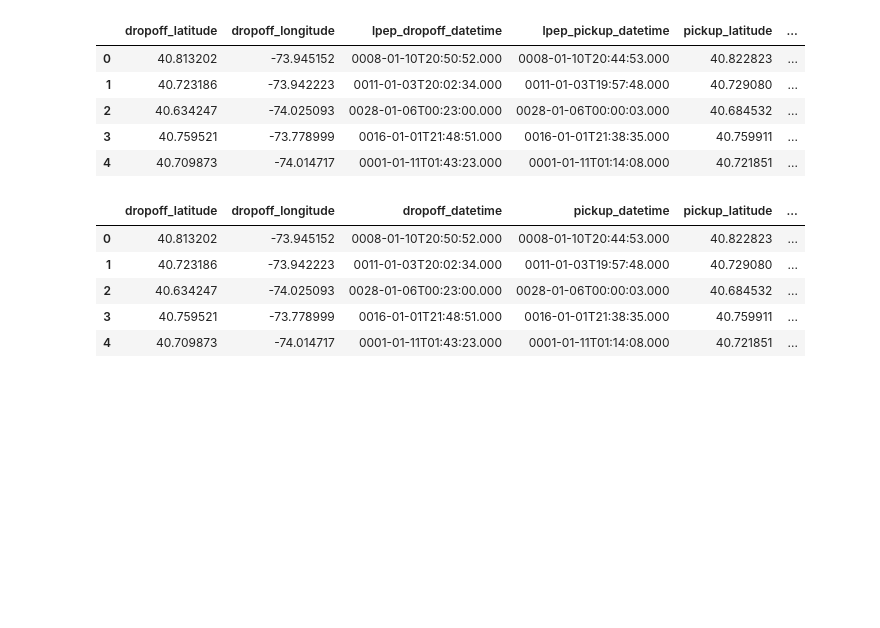
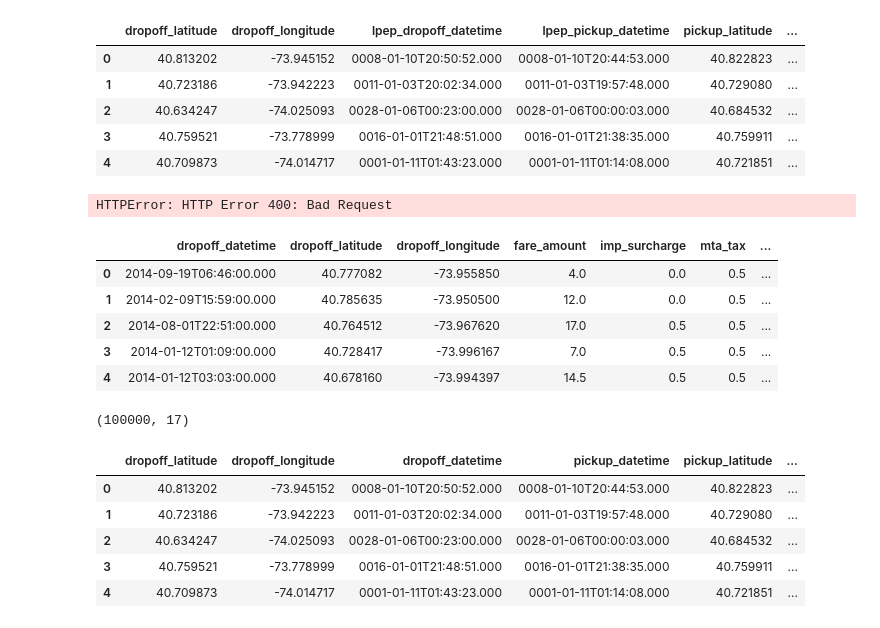
Before and after one commit to cjallow/DataScience-Project, a Jupyter notebook: GENTRIFICATION EXPLORER.ipynb, the cells around one changed output. Cells and saved outputs as stored; diff of their text form; code cells hidden in the pictures; blank space fills up the shorter version.

Commit message:
read and save 2014 taxi data

```diff
--- a/GENTRIFICATION EXPLORER.ipynb
+++ b/GENTRIFICATION EXPLORER.ipynb
@@ -69,11 +75,30 @@ green_014.head()
+# %%
+# 2013
+Y_13_ur ='https://data.cityofnewyork.us/resource/t7ny-aygi.json?vendor_id=VTS&payment_type=CRD&$limit=50000'
+raw_data_13 = pd.read_json(Y_13_ur)
+raw_data_13.head()
+# %% [output]
+HTTPError: HTTP Error 400: Bad Request
 # %%
 #EJ check what i did here and replicate it for 2010 - 2013
 #copy and paste the urls above and add this : "?vendor_id=VTS&payment_type=CRD&$limit=50000" at
 #the end of the url run it for payment_type = CRD and payment_type = CSH (2 RUNS PER URL)
-Y_14_ur ='https://data.cityofnewyork.us/resource/gkne-dk5s.json?vendor_id=VTS&payment_type=CRD&$limit=50000'
+Y_14_ur ='https://data.cityofnewyork.us/resource/gkne-dk5s.json?vendor_id=VTS&payment_type=CRD&$limit=100000'
 raw_data_14 = pd.read_json(Y_14_ur)
 raw_data_14.head()
-raw_data_14.to_csv('raw_data_14_crd_vts.csv', sep='\t')
+#raw_data_14.to_csv('raw_data_14_crd_vts.csv', sep='\t')
+# %% [output]
+|  | dropoff_datetime | dropoff_latitude | dropoff_longitude | fare_amount | imp_surcharge | mta_tax | ... |
+| 0 | 2014-09-19T06:46:00.000 | 40.777082 | -73.955850 | 4.0 | 0.0 | 0.5 | ... |
+| 1 | 2014-02-09T15:59:00.000 | 40.785635 | -73.950500 | 12.0 | 0.0 | 0.5 | ... |
+| 2 | 2014-08-01T22:51:00.000 | 40.764512 | -73.967620 | 17.0 | 0.5 | 0.5 | ... |
+| 3 | 2014-01-12T01:09:00.000 | 40.728417 | -73.996167 | 7.0 | 0.5 | 0.5 | ... |
+| 4 | 2014-01-12T03:03:00.000 | 40.678160 | -73.994397 | 14.5 | 0.5 | 0.5 | ... |
+# %%
+print(raw_data_14.shape)
+raw_data_14.to_csv('raw_data_14_crd_vts.csv', sep='\t')
+# %% [output]
+(100000, 17)
 # %%
 #save the data in array inorder to modify some attributes
 processed_data = [data_010,data_011,data_012,data_013,data_014,green_014]
```
Also changed, not shown: parts of 2 cells of this notebook.
